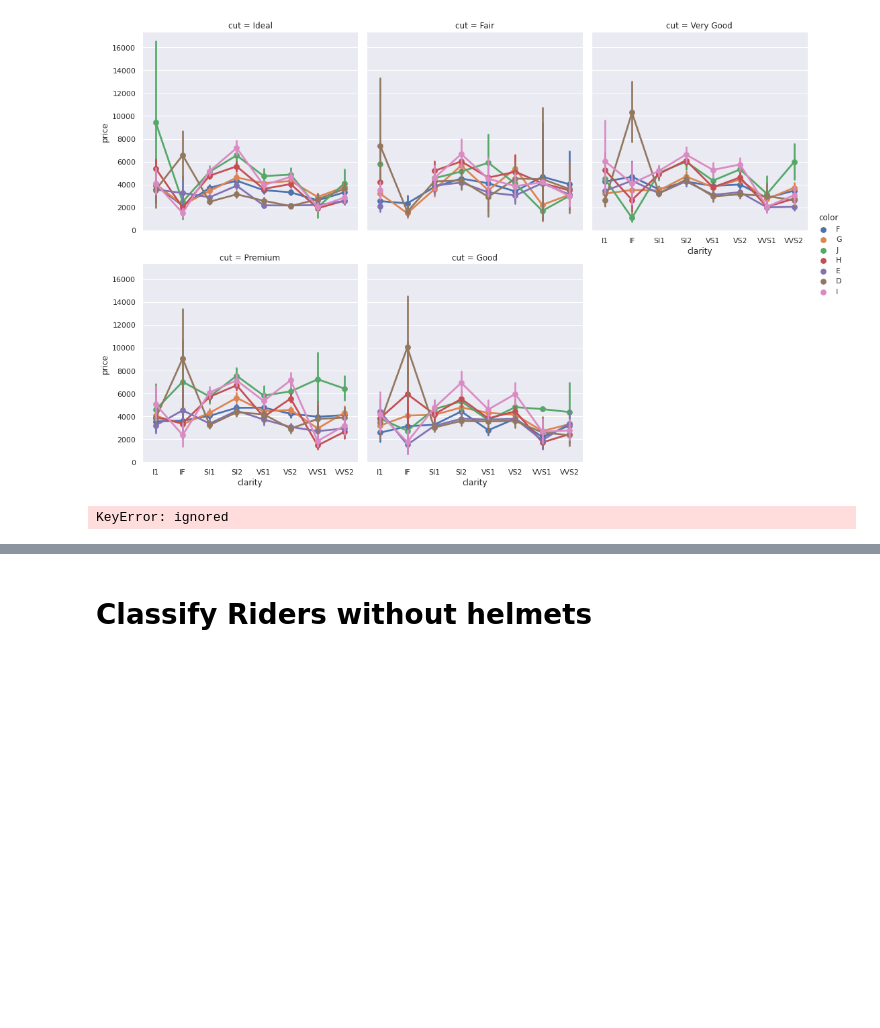
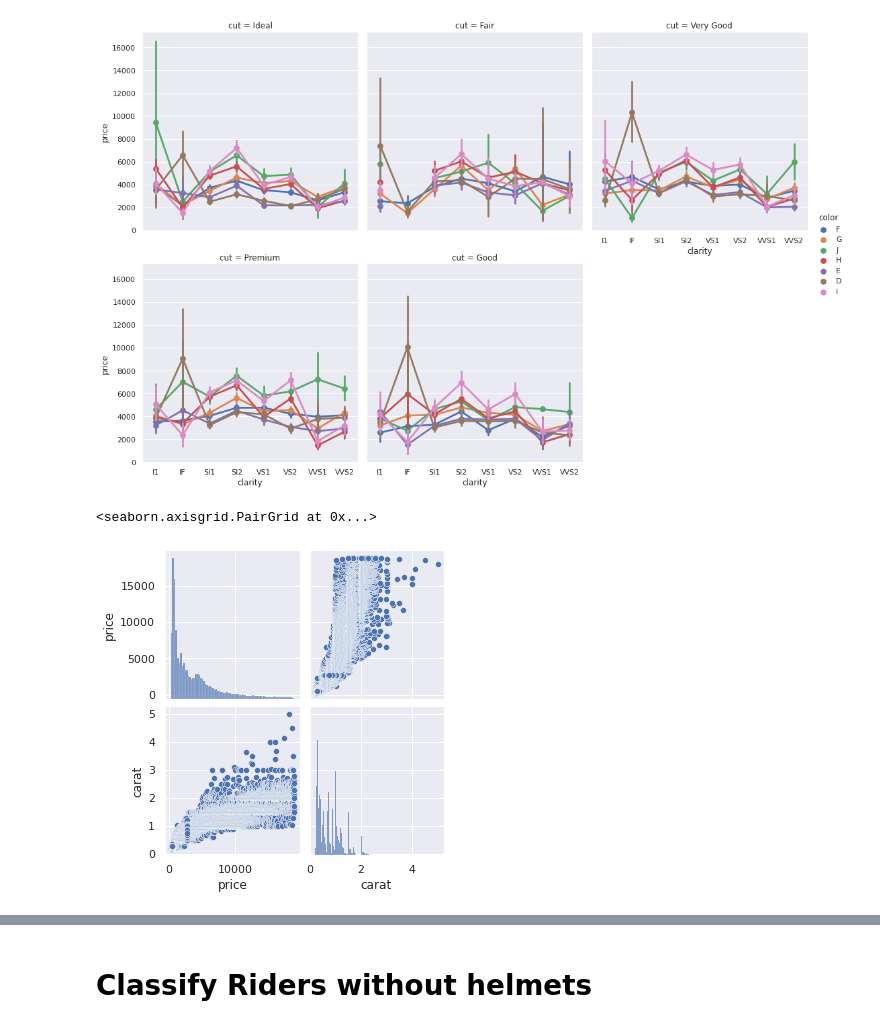
Before and after one commit to Suvodeep-Das/Diamond-Pricing-Model, a Jupyter notebook: MachineGeeks.ipynb, the cells around one changed output, grey strips where cells are left out. Saved outputs shown, nothing was run; the diff lists cells and outputs as text; code cells hidden in the pictures; blank space fills up the shorter version.

```diff
--- a/MachineGeeks.ipynb
+++ b/MachineGeeks.ipynb
@@ -96,6 +96,7 @@ sns.catplot(x="clarity", y="price", hue="color", kind="point", col ='cut', data=
 # %%
 df.drop(['Sr. No.'], axis=1, inplace=True)
 # %%
-sns.pairplot(df[['price','carat','depth','table','x','y','z']])
+sns.pairplot(df[['price','carat']])
 # %% [output]
-KeyError: ignored
+<seaborn.axisgrid.PairGrid at 0x...>
+[figure, added]
```
Also changed, not shown: parts of 2 cells of this notebook.
